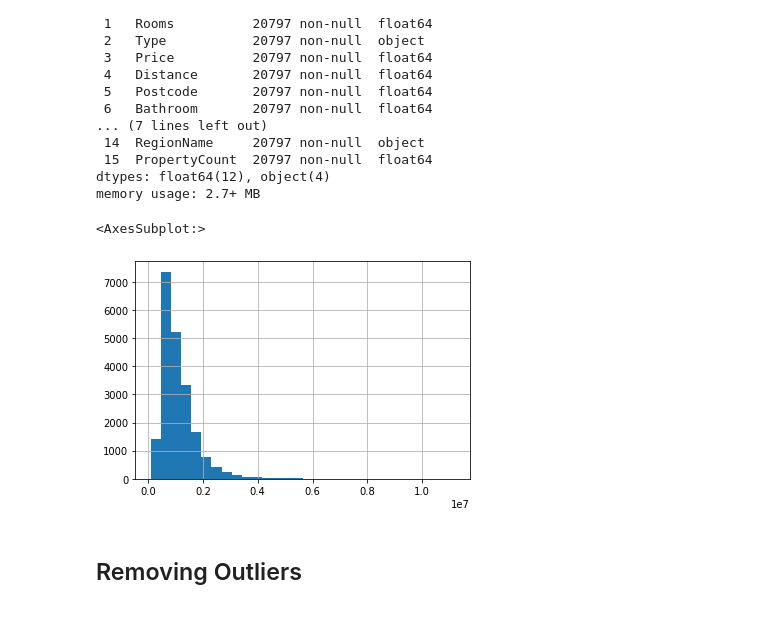
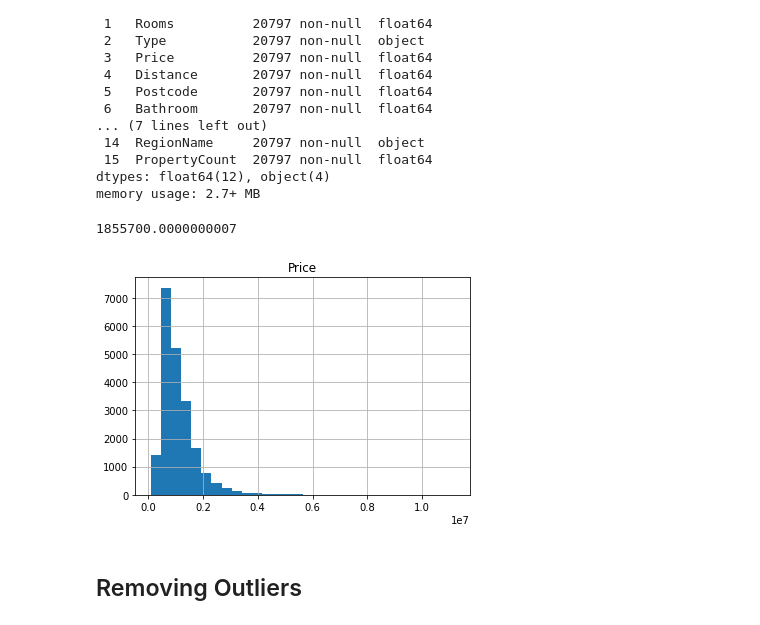
Before and after one commit to knoexus/swansea-M35-bddm, a Jupyter notebook: cw2/2023638.ipynb, the cells around one changed output. Cells and saved outputs as stored; diff of their text form; code cells hidden in the pictures.

```diff
--- a/cw2/2023638.ipynb
+++ b/cw2/2023638.ipynb
@@ -126,10 +130,11 @@ Data columns (total 16 columns):
 dtypes: float64(12), object(4)
 memory usage: 2.7+ MB
 # %%
-data['Price'].hist(bins = 30)
+data.hist(column='Price', bins=30)
+data['Price'].quantile(0.9)
 # %% [output]
-<AxesSubplot:>
+1855700.0000000007
-[figure, old version]
+[figure, new version]
 # %% [markdown]
 ## Removing Outliers
 # %% [markdown]
```
Also changed, not shown: parts of 32 cells of this notebook.
